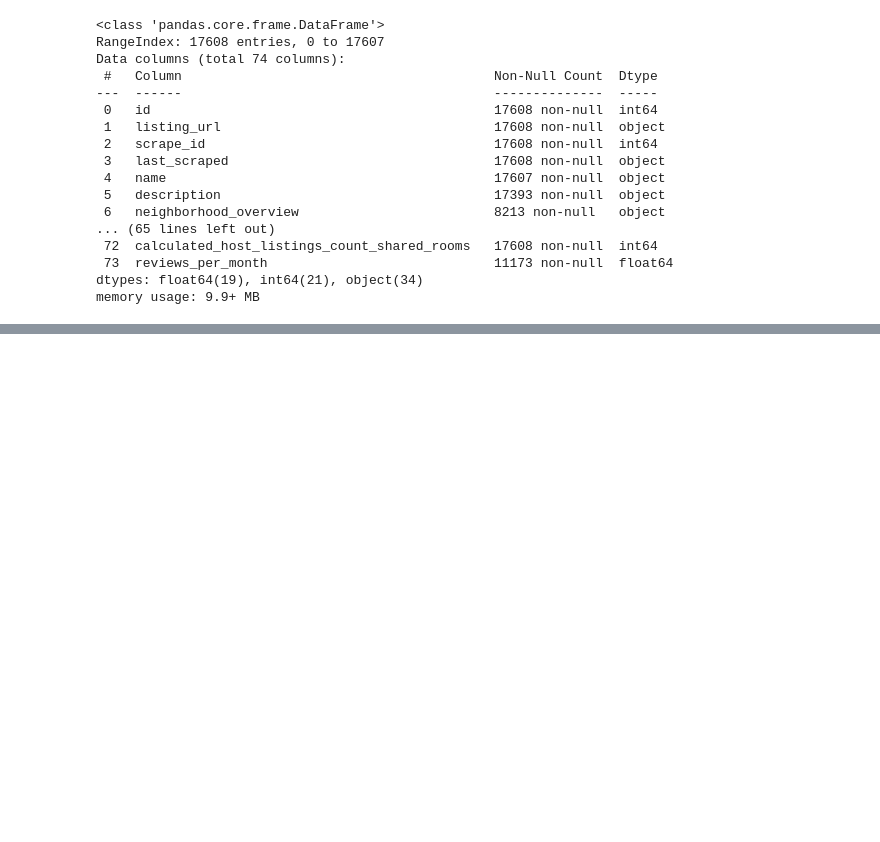
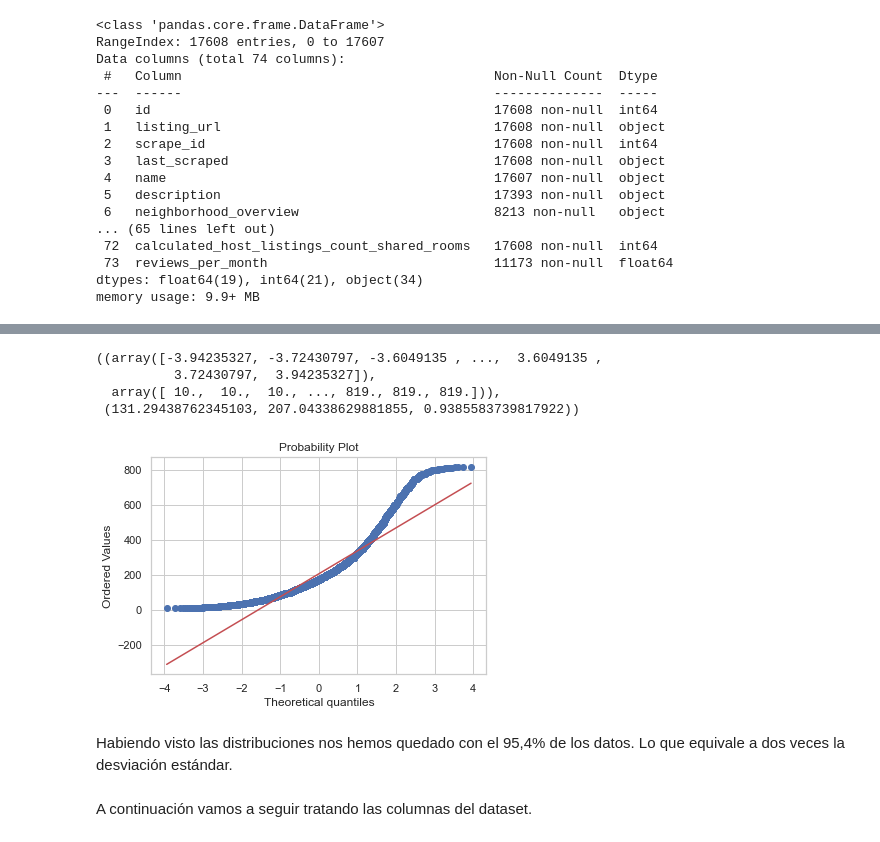
Before and after one commit to HelenaAH30/AirBNB_AA, a Jupyter notebook: final_AA.ipynb, the cells around one changed output, grey strips where cells are left out. Cells and saved outputs as stored; diff of their text form; code cells hidden in the pictures; blank space fills up the shorter version.

```diff
--- a/final_AA.ipynb
+++ b/final_AA.ipynb
@@ -46,0 +118,12 @@ memory usage: 9.9+ MB
+# %%
+stats.probplot(df.price, plot=sns.mpl.pyplot)
+# %% [output]
+((array([-3.94235327, -3.72430797, -3.6049135 , ...,  3.6049135 ,
+          3.72430797,  3.94235327]),
+  array([ 10.,  10.,  10., ..., 819., 819., 819.])),
+ (131.29438762345103, 207.04338629881855, 0.9385583739817922))
+[figure, added]
+# %% [markdown]
+Habiendo visto las distribuciones nos hemos quedado con el 95,4% de los datos. Lo que equivale a dos veces la desviación estándar.
+# %% [markdown]
+A continuación vamos a seguir tratando las columnas del dataset.
```
Also changed, not shown: parts of 14 cells of this notebook, 1 other file.
